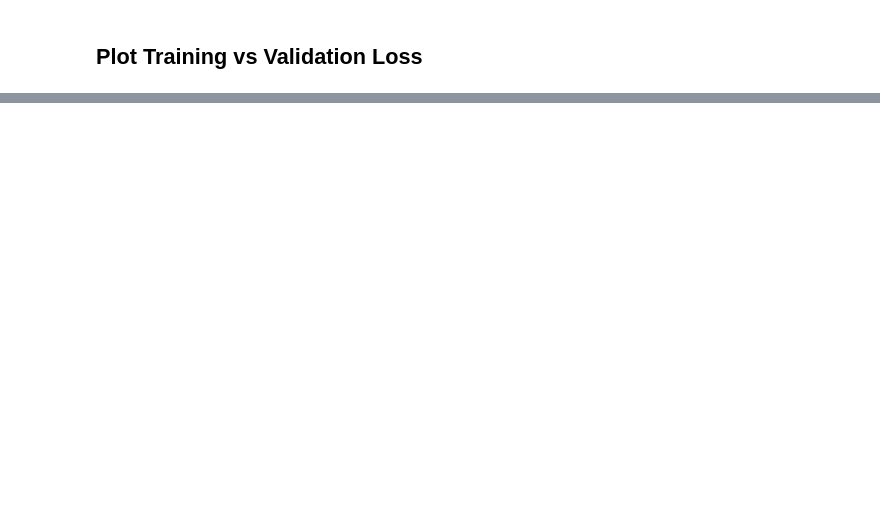
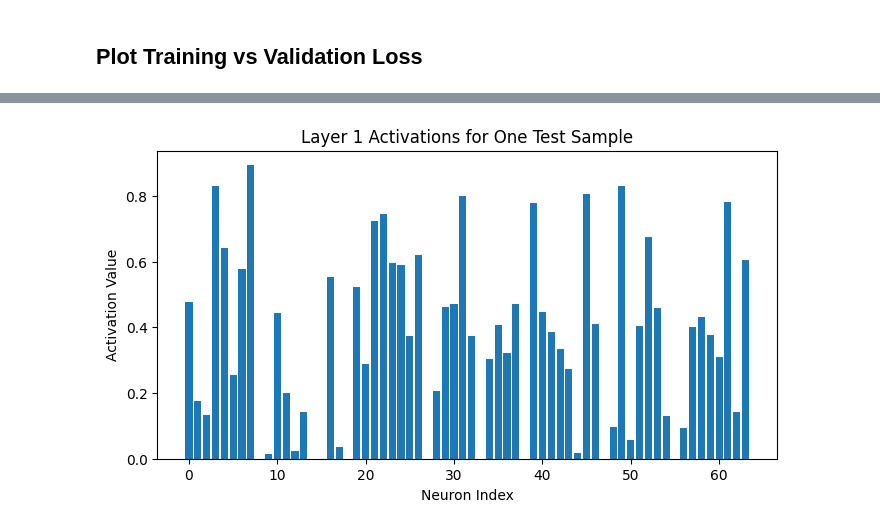
Before and after one commit to atharva723/python_practice, a Jupyter notebook: AIml/Deep Learning/Pytorch(MLP).ipynb, the cells around one changed output, grey strips where cells are left out. Drawn from its saved outputs; the diff is of its cells as text; code cells hidden in the pictures; blank space fills up the shorter version.

```diff
--- a/AIml/Deep Learning/Pytorch(MLP).ipynb
+++ b/AIml/Deep Learning/Pytorch(MLP).ipynb
@@ -240,0 +436,33 @@ r2_score(y_test,val_preds)
+# %%
+# -------------------------------------------------------------
+# ACTIVATION VISUALIZATION
+# PyTorch lets you "hook" into any layer.
+# Shows actual ReLU outputs of neurons.
+# -------------------------------------------------------------
+activations = {}
+
+def hook_fn(module, input, output):
+    activations['act1'] = output.detach()
+
+# Attach hook to layer1
+hook = model.act1.register_forward_hook(hook_fn)
+
+# Run forward pass on a sample
+sample = X_test[5].unsqueeze(0)
+_ = model(sample)
+
+plt.figure(figsize=(8,4))
+plt.bar(np.arange(len(activations['act1'].flatten())),
+        activations['act1'].flatten().numpy())
+plt.title("Layer 1 Activations for One Test Sample")
+plt.xlabel("Neuron Index")
+plt.ylabel("Activation Value")
+plt.show()
+
+hook.remove()
+
+# Interpretation:
+# ✔ Values > 0 → neuron active (ReLU)
+# ✔ Values = 0 → neuron inactive (could be dead if always 0)
+# %% [output]
+[figure, added]
```
Also changed, not shown: parts of 39 cells of this notebook, 3 other files.
